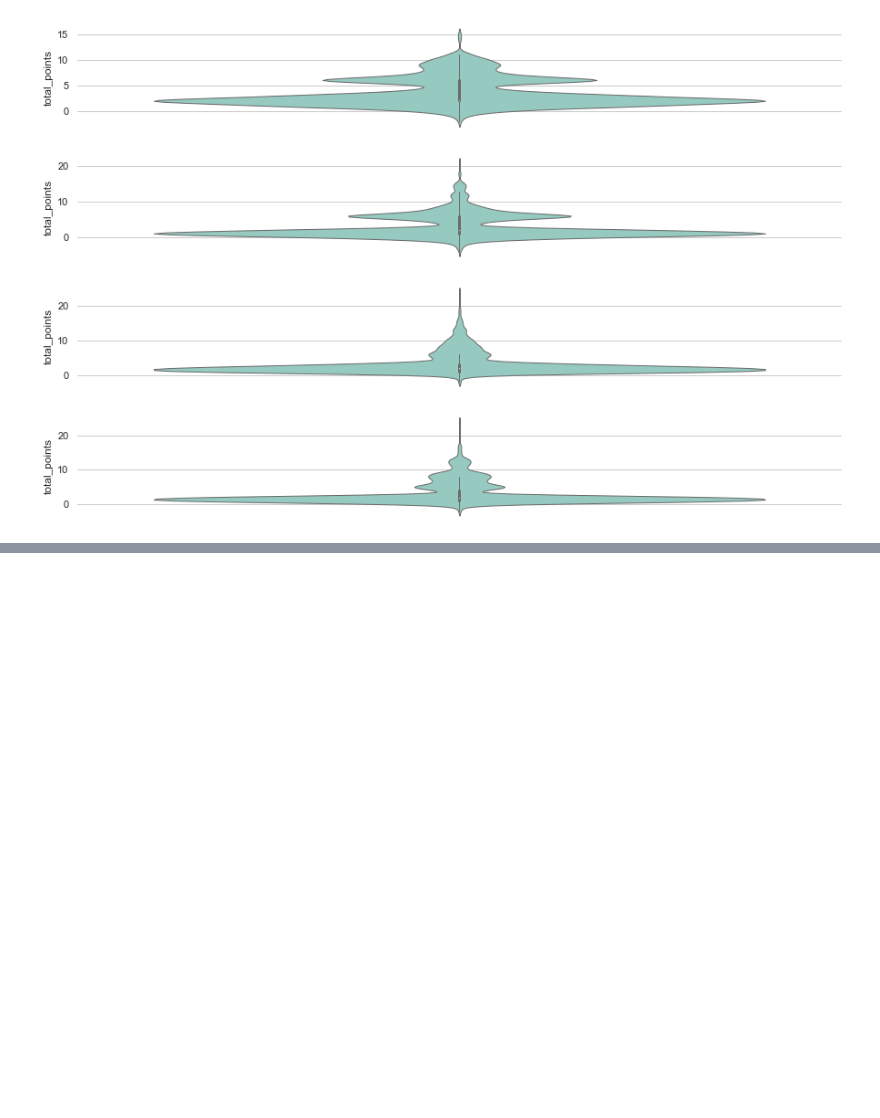
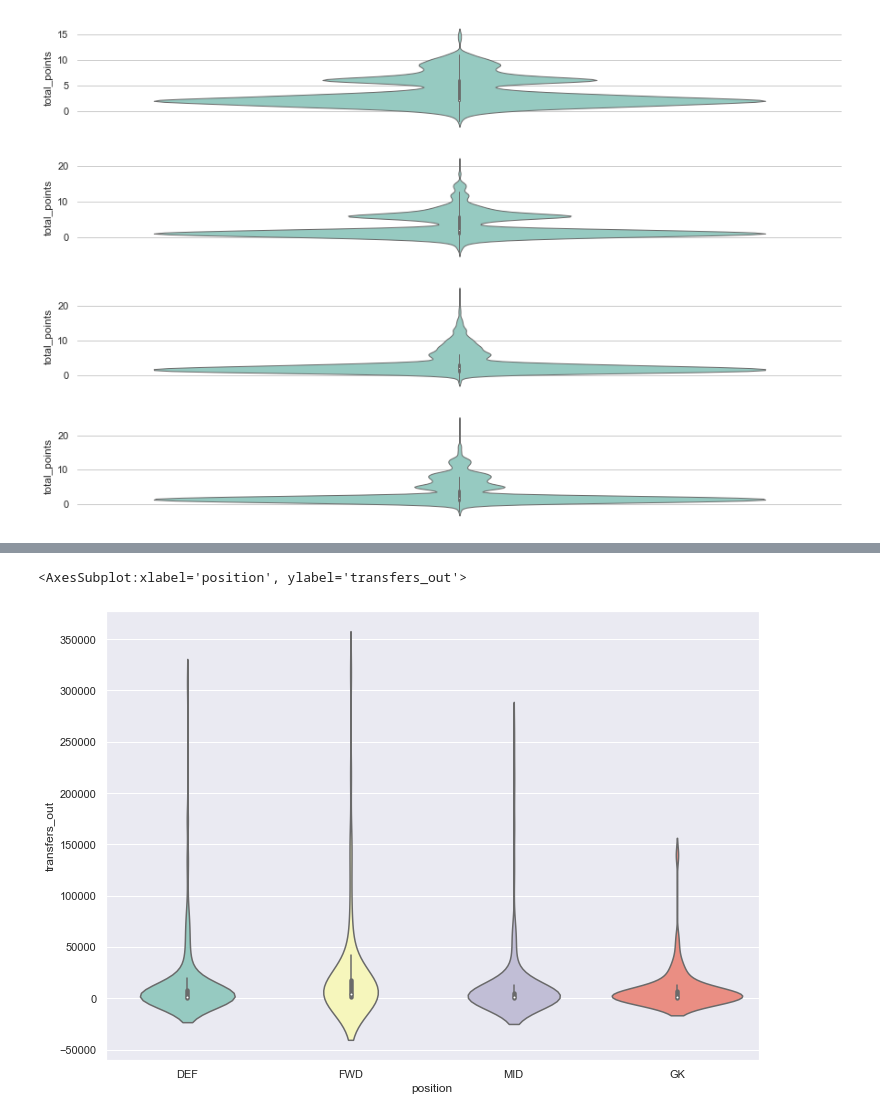
Before and after one commit to WayneQwele/FPLmodel, a Jupyter notebook: graphs.ipynb, the cells around one changed output, grey strips where cells are left out. Drawn from its saved outputs; the diff is of its cells as text; code cells hidden in the pictures; blank space fills up the shorter version.

```diff
--- a/graphs.ipynb
+++ b/graphs.ipynb
@@ -427,0 +458,15 @@ pd.pivot_table(trendviolin,
+# %%
+
+sns.violinplot( x="position"
+                , y="transfers_out"
+                #,hue='was_home'
+                , data=trendviolin.query(" round ==11")
+                , palette="Set3"
+                # ,split=True
+                # , bw=.2
+                # , cut=1
+                # , linewidth=1
+                )
+# %% [output]
+<AxesSubplot:xlabel='position', ylabel='transfers_out'>
+[figure, added]
```
Also changed, not shown: parts of 8 cells of this notebook, 7 other files.
